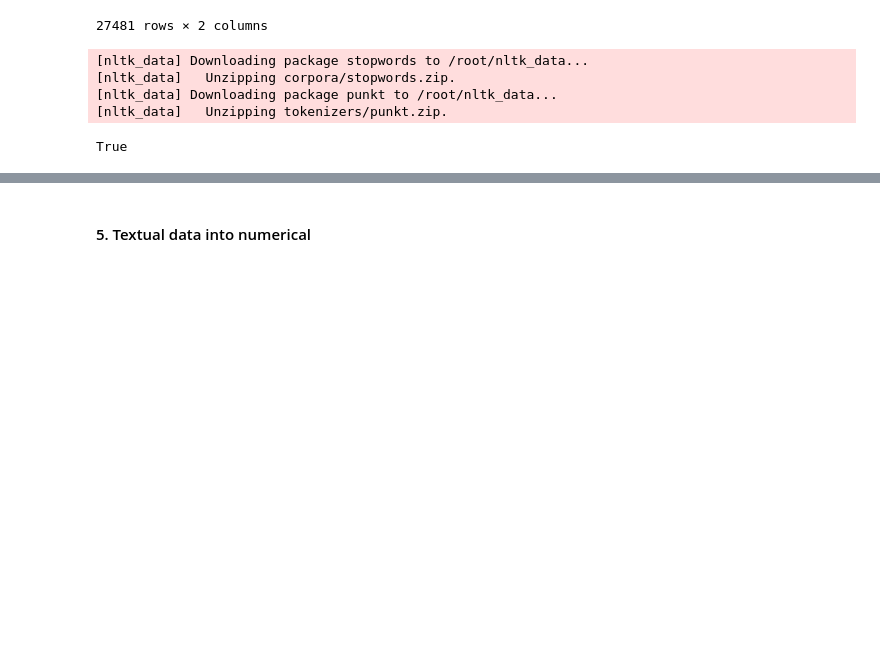
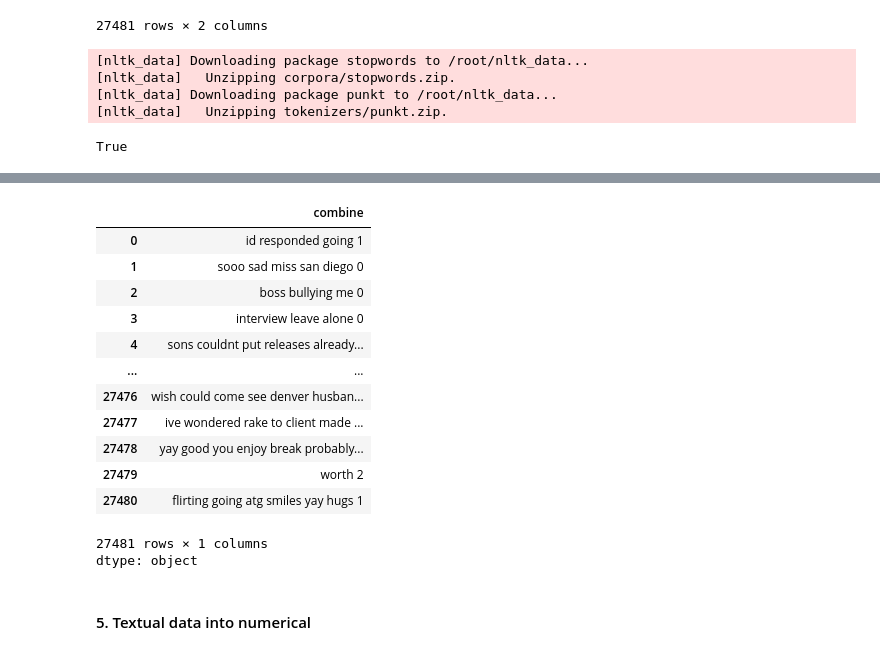
Before and after one commit to varuncode01/P_Sentiment_Analysis, a Jupyter notebook: P_Project2.ipynb, the cells around one changed output, grey strips where cells are left out. Saved outputs shown, nothing was run; the diff lists cells and outputs as text; code cells hidden in the pictures; blank space fills up the shorter version.

```diff
--- a/P_Project2.ipynb
+++ b/P_Project2.ipynb
@@ -333,2 +337,23 @@ df2
+# %%
+df2['text'] = df2['text'].astype(str)
+# %%
+df2['combine'] = df2['text'] + ' ' + df2['sentiment'].astype(str)
+# %%
+df2['combine']
+# %% [output]
+|  | combine |
+| 0 | id responded going 1 |
+| 1 | sooo sad miss san diego 0 |
+| 2 | boss bullying me 0 |
+| 3 | interview leave alone 0 |
+| 4 | sons couldnt put releases already... |
+| ... | ... |
+| 27476 | wish could come see denver husban... |
+| 27477 | ive wondered rake to client made ... |
+| 27478 | yay good you enjoy break probably... |
+| 27479 | worth 2 |
+| 27480 | flirting going atg smiles yay hugs 1 |
+27481 rows × 1 columns
+dtype: object
 # %% [markdown]
 #### 5. Textual data into numerical
```
Also changed, not shown: parts of 17 cells of this notebook.
